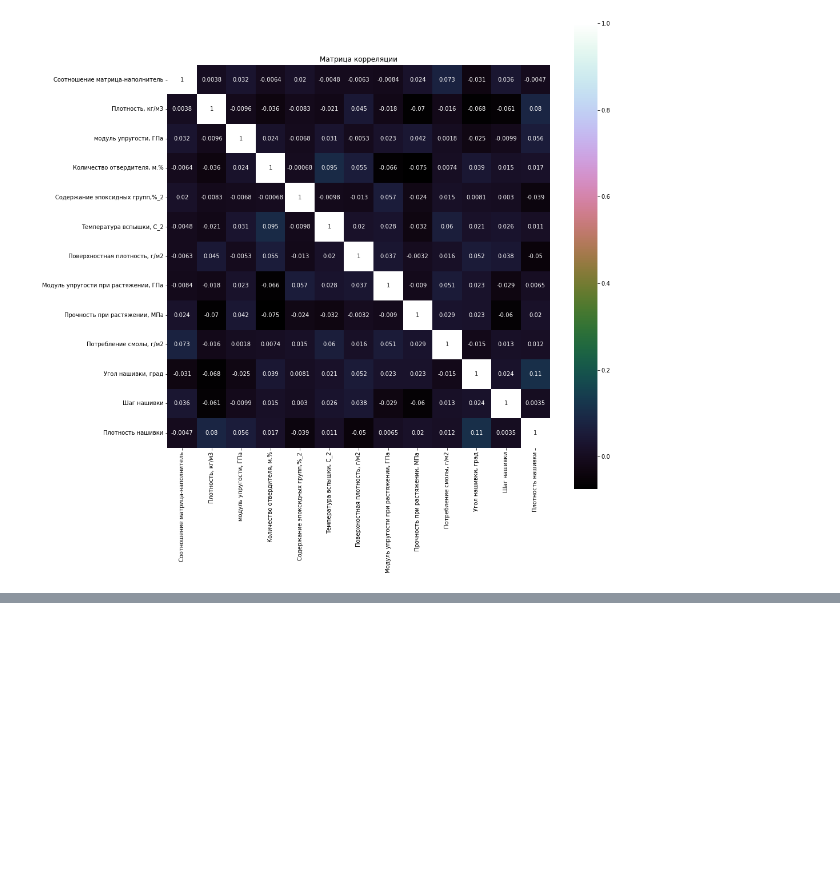
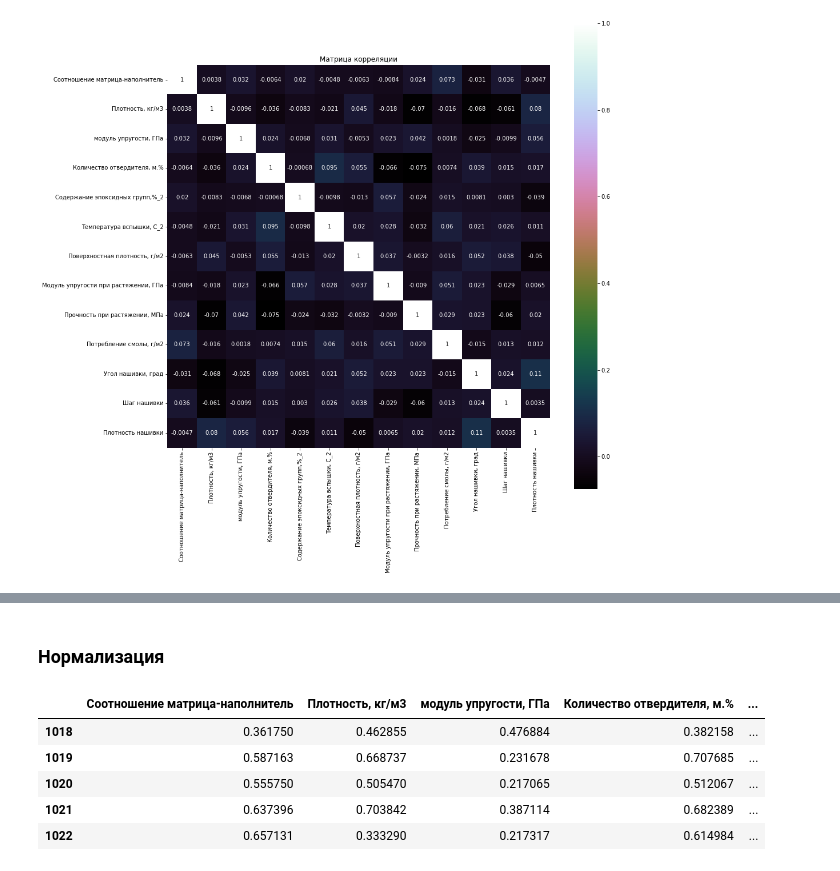
Before and after one commit to truhin-andrei/mgtu-project, a Jupyter notebook: compositeMaterials.ipynb, the cells around one changed output, grey strips where cells are left out. Cells and saved outputs as stored; diff of their text form; code cells hidden in the pictures; blank space fills up the shorter version.

```diff
--- a/compositeMaterials.ipynb
+++ b/compositeMaterials.ipynb
@@ -155,0 +175,14 @@ plt.show()
+# %% [markdown]
+### Нормализация
+# %%
+scaler = preprocessing.MinMaxScaler()
+names = df.columns
+df_norm =pd.DataFrame(scaler.fit_transform(df), columns=names)
+df_norm.tail()
+# %% [output]
+|  | Соотношение матрица-наполнитель | Плотность, кг/м3 | модуль упругости, ГПа | Количество отвердителя, м.% | ... |
+| 1018 | 0.361750 | 0.462855 | 0.476884 | 0.382158 | ... |
+| 1019 | 0.587163 | 0.668737 | 0.231678 | 0.707685 | ... |
+| 1020 | 0.555750 | 0.505470 | 0.217065 | 0.512067 | ... |
+| 1021 | 0.637396 | 0.703842 | 0.387114 | 0.682389 | ... |
+| 1022 | 0.657131 | 0.333290 | 0.217317 | 0.614984 | ... |
```
Also changed, not shown: parts of 8 cells of this notebook.
